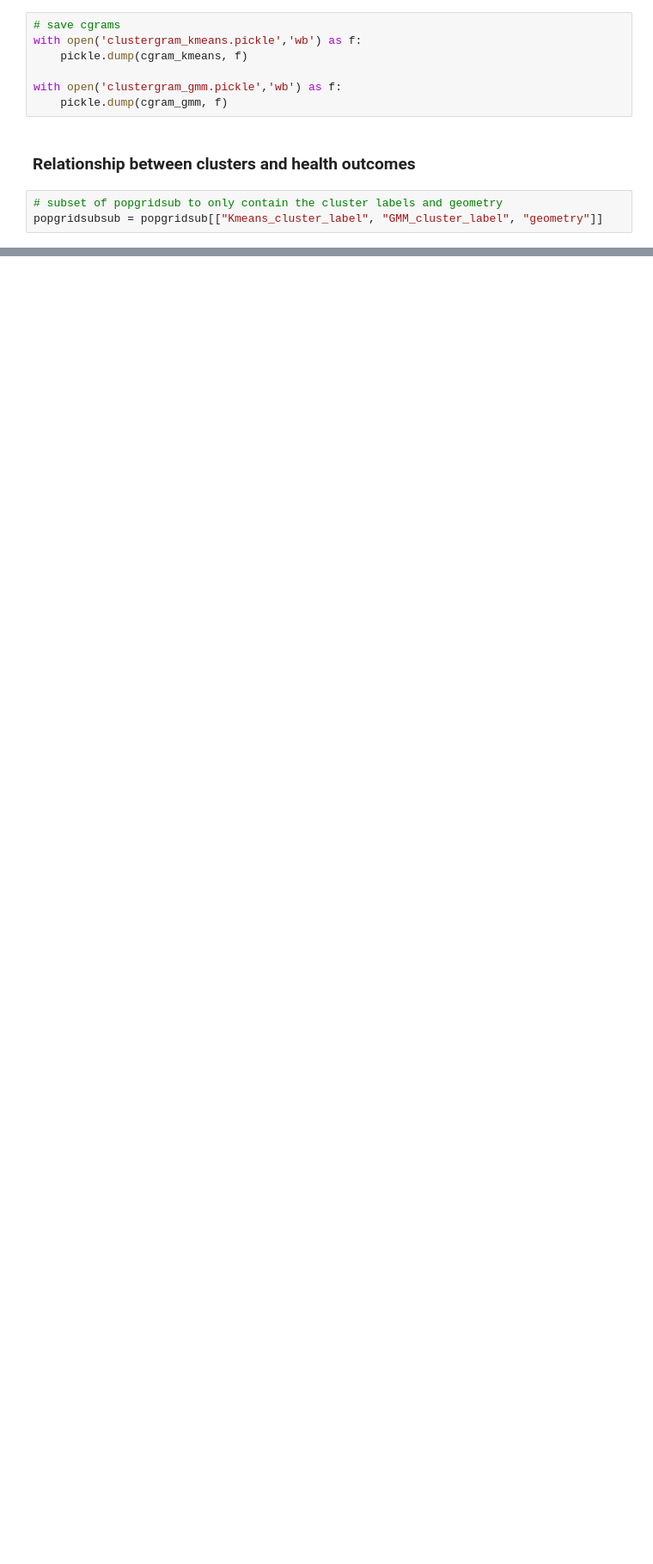
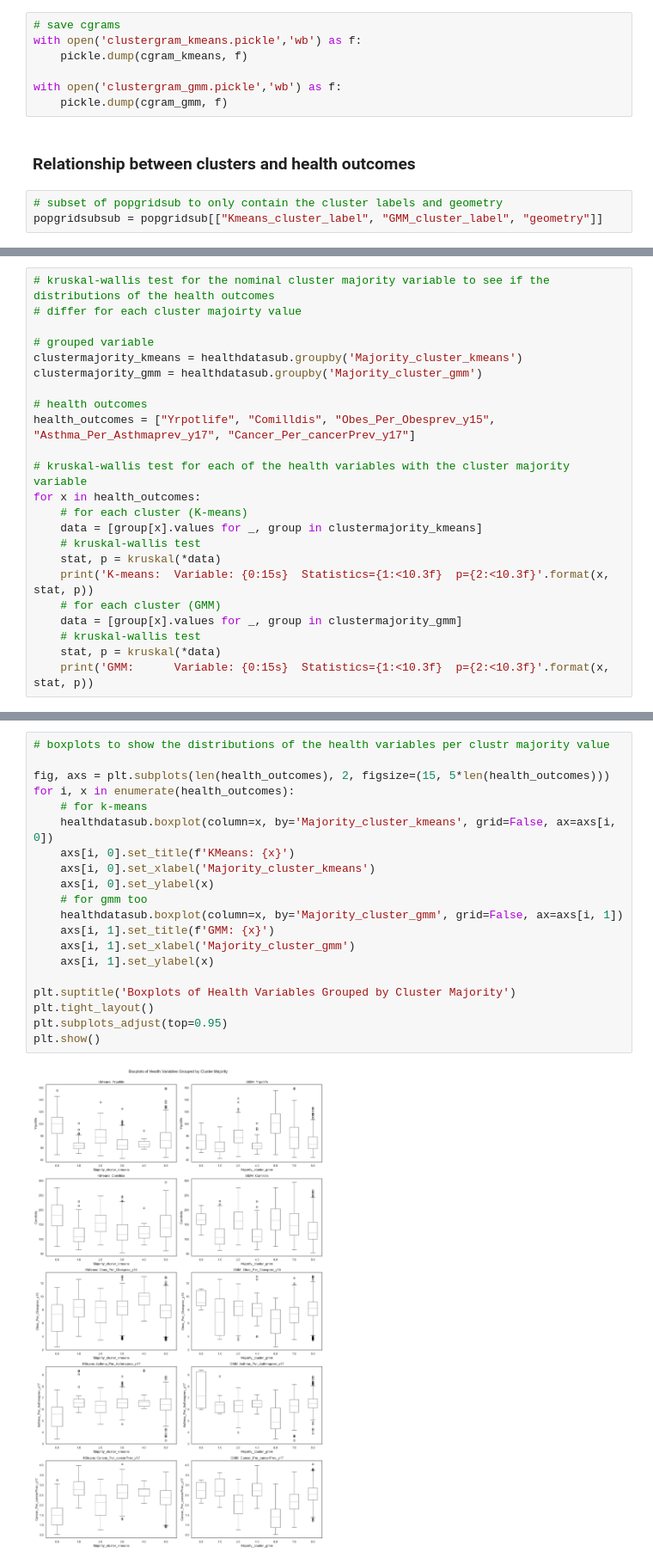
Before and after one commit to Spatial-Data-Science-and-GEO-AI-Lab/MultiHealth_S, a Jupyter notebook: clustering.ipynb, the cells around one changed output, grey strips where cells are left out. Shown at 86% size. Cells and saved outputs as stored; diff of their text form; blank space fills up the shorter version.

```diff
--- a/clustering.ipynb
+++ b/clustering.ipynb
@@ -358,0 +416,23 @@ Text(0.5, 1.0, 'Cluster diversity gmm')
+# %%
+# kruskal-wallis test for the nominal cluster majority variable to see if the distributions of the health outcomes
+# differ for each cluster majoirty value
+
+# grouped variable
+clustermajority_kmeans = healthdatasub.groupby('Majority_cluster_kmeans')
+clustermajority_gmm = healthdatasub.groupby('Majority_cluster_gmm')
+
+# health outcomes
+health_outcomes = ["Yrpotlife", "Comilldis", "Obes_Per_Obesprev_y15", "Asthma_Per_Asthmaprev_y17", "Cancer_Per_cancerPrev_y17"]
+
+# kruskal-wallis test for each of the health variables with the cluster majority variable
+for x in health_outcomes:
+    # for each cluster (K-means)
+    data = [group[x].values for _, group in clustermajority_kmeans]
+    # kruskal-wallis test
+    stat, p = kruskal(*data)
+    print('K-means:  Variable: {0:15s}  Statistics={1:<10.3f}  p={2:<10.3f}'.format(x, stat, p))
+    # for each cluster (GMM)
+    data = [group[x].values for _, group in clustermajority_gmm]
+    # kruskal-wallis test
+    stat, p = kruskal(*data)
+    print('GMM:      Variable: {0:15s}  Statistics={1:<10.3f}  p={2:<10.3f}'.format(x, stat, p))
@@ -358,0 +450,22 @@ Text(0.5, 1.0, 'Cluster diversity gmm')
+# %%
+# boxplots to show the distributions of the health variables per clustr majority value
+
+fig, axs = plt.subplots(len(health_outcomes), 2, figsize=(15, 5*len(health_outcomes)))
+for i, x in enumerate(health_outcomes):
+    # for k-means
+    healthdatasub.boxplot(column=x, by='Majority_cluster_kmeans', grid=False, ax=axs[i, 0])
+    axs[i, 0].set_title(f'KMeans: {x}')
+    axs[i, 0].set_xlabel('Majority_cluster_kmeans')
+    axs[i, 0].set_ylabel(x)
+    # for gmm too
+    healthdatasub.boxplot(column=x, by='Majority_cluster_gmm', grid=False, ax=axs[i, 1])
+    axs[i, 1].set_title(f'GMM: {x}')
+    axs[i, 1].set_xlabel('Majority_cluster_gmm')
+    axs[i, 1].set_ylabel(x)
+
+plt.suptitle('Boxplots of Health Variables Grouped by Cluster Majority')
+plt.tight_layout()
+plt.subplots_adjust(top=0.95)
+plt.show()
+# %% [output]
+[figure, added]
```
Also changed, not shown: parts of 9 cells of this notebook.
